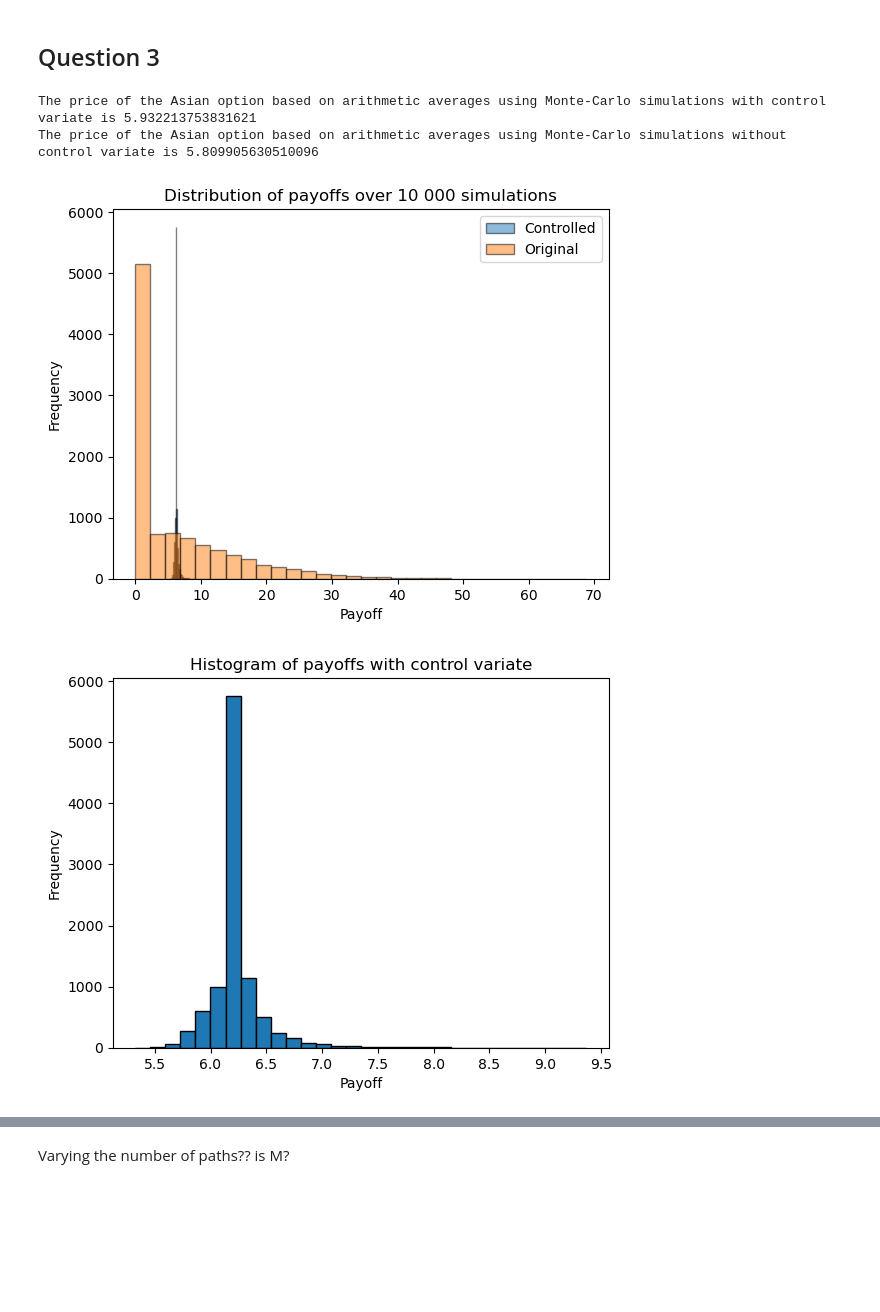
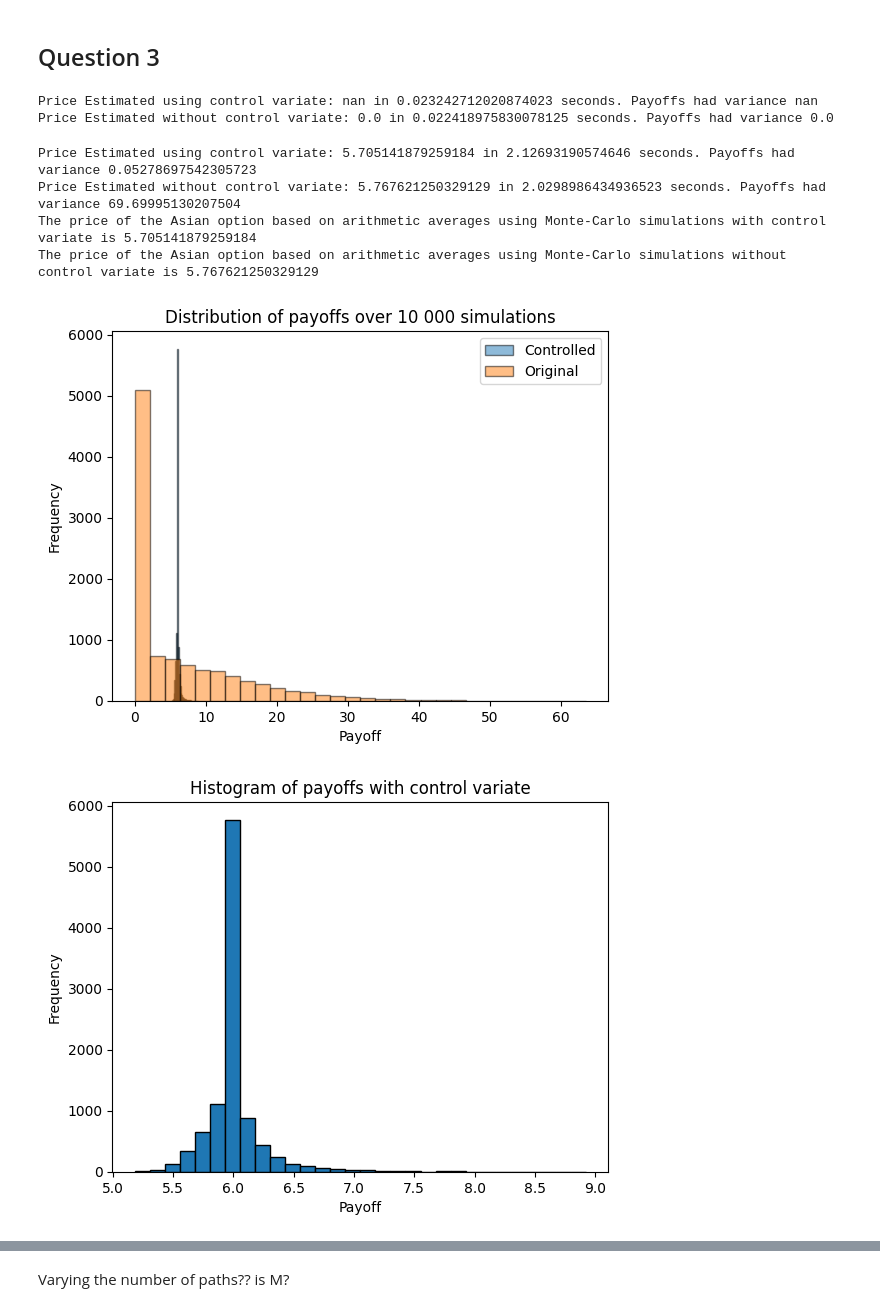
Before and after one commit to ThomasTenDamme/Comp_Finance_Group_16, a Jupyter notebook: Assignment 2/Part 3.ipynb, the cells around one changed output, grey strips where cells are left out. Saved outputs shown, nothing was run; the diff lists cells and outputs as text; code cells hidden in the pictures; blank space fills up the shorter version.

```diff
--- a/Assignment 2/Part 3.ipynb
+++ b/Assignment 2/Part 3.ipynb
@@ -74,9 +75,7 @@ def asian_arith_option_price_simul(S0, K, r, sigma, T, N, M, seed=None, control_
     # Monte-Carlo simulations
     np.random.seed(seed)
     A_N_arith = np.zeros(M)
-
-    if control_variate:
-        A_N_geom = np.zeros(M)
+    A_N_geom = np.zeros(M)
 
     for i in range(M):
         S = np.zeros(N+1)
@@ -87,7 +86,9 @@ def asian_arith_option_price_simul(S0, K, r, sigma, T, N, M, seed=None, control_
         A_N_arith[i] = S.mean()
 
         if control_variate:
-            A_N_geom[i] = np.prod(S)**(1/(N + 1))
+            # Subsets of size 50 (this way we avoid overflow errors and zeroes):
+            subsets = [S[i:i+50] for i in range(0, len(S), 50)]
+            A_N_geom[i] = np.prod([np.prod(S)**(1/(N + 1)) for S in subsets])
 
     payoff_arith = np.maximum(A_N_arith - K, 0)
 
@@ -99,11 +100,32 @@ def asian_arith_option_price_simul(S0, K, r, sigma, T, N, M, seed=None, control_
         sample_covar = np.cov(payoff_arith, payoff_geom)[0, 1]
         sample_lambda = sample_covar / sample_var
 
-        payoff_controlled = (payoff_arith - sample_lambda * (payoff_geom - sample_EV)).mean()
+        payoff_controlled = (payoff_arith - sample_lambda * (payoff_geom - sample_EV))
 
-        return np.exp(-r * T) * payoff_controlled, (payoff_arith - sample_lambda * (payoff_geom - sample_EV))
+        return np.exp(-r * T) * payoff_controlled.mean(), payoff_controlled
 
     return np.exp(-r * T) * payoff_arith.mean(), payoff_arith
+# %%
+# Settling the parameters
+S0 = 100
+K = 150
+r = 0.05
+sigma = 0.2
+T = 1
+N = 100
+
+# Simulated:
+M = 100 # Number of simulations
+start = time.time()
+C_control_variate, payoffs_control = asian_arith_option_price_simul(S0, K, r, sigma, T, N, M, control_variate=True)
+control_time = time.time() - start
+C_original, payoffs_original = asian_arith_option_price_simul(S0, K, r, sigma, T, N, M, control_variate=False)
+original_time = time.time() - start - control_time
+print(f"Price Estimated using control variate: {C_control_variate} in {control_time} seconds. Payoffs had variance {np.var(payoffs_control)}")
+print(f"Price Estimated without control variate: {C_original} in {original_time} seconds. Payoffs had variance {np.var(payoffs_original)}")
+# %% [output]
+Price Estimated using control variate: nan in 0.023242712020874023 seconds. Payoffs had variance nan
+Price Estimated without control variate: 0.0 in 0.022418975830078125 seconds. Payoffs had variance 0.0
 # %%
 # Settling the parameters
 S0 = 100
@@ -115,35 +137,42 @@ N = 100
 
 # Simulated:
 M = 10000 # Number of simulations
-C_control_variate, payoffs_control = asian_arith_option_price_simul(S0, K, r, sigma, T, int(N/2), M, control_variate=True)
+start = time.time()
+C_control_variate, payoffs_control = asian_arith_option_price_simul(S0, K, r, sigma, T, N, M, control_variate=True)
+control_time = time.time() - start
 C_original, payoffs_original = asian_arith_option_price_simul(S0, K, r, sigma, T, N, M, control_variate=False)
+original_time = time.time() - start - control_time
+print(f"Price Estimated using control variate: {C_control_variate} in {control_time} seconds. Payoffs had variance {np.var(payoffs_control)}")
+print(f"Price Estimated without control variate: {C_original} in {original_time} seconds. Payoffs had variance {np.var(payoffs_original)}")
 print('The price of the Asian option based on arithmetic averages using Monte-Carlo simulations with control variate is', C_control_variate)
 print('The price of the Asian option based on arithmetic averages using Monte-Carlo simulations without control variate is', C_original)
 
 
 # Plot them together
 plt.hist(payoffs_control, bins=30, edgecolor='k', alpha=0.5, label='Controlled')
 plt.hist(payoffs_original, bins=30, edgecolor='k', alpha=0.5, label='Original')
 plt.title('Distribution of payoffs over 10 000 simulations')
 plt.xlabel('Payoff')
 plt.ylabel('Frequency')
 plt.legend()
 plt.show()
 
 # Plot them seperately
 plt.hist(payoffs_control, bins=30, edgecolor='k')
 plt.title('Histogram of payoffs with control variate')
 plt.xlabel('Payoff')
 plt.ylabel('Frequency')
 plt.show()
 
 plt.hist(payoffs_original, bins=30, edgecolor='k')
 plt.title('Histogram of payoffs without control variate')
 plt.xlabel('Payoff')
 plt.ylabel('Frequency')
 plt.show()
 # %% [output]
-The price of the Asian option based on arithmetic averages using Monte-Carlo simulations with control variate is 5.932213753831621
-The price of the Asian option based on arithmetic averages using Monte-Carlo simulations without control variate is 5.809905630510096
+Price Estimated using control variate: 5.705141879259184 in 2.12693190574646 seconds. Payoffs had variance 0.05278697542305723
+Price Estimated without control variate: 5.767621250329129 in 2.0298986434936523 seconds. Payoffs had variance 69.69995130207504
+The price of the Asian option based on arithmetic averages using Monte-Carlo simulations with control variate is 5.705141879259184
+The price of the Asian option based on arithmetic averages using Monte-Carlo simulations without control variate is 5.767621250329129
-[figure, old version]
+[figure, new version]
-[figure, old version]
+[figure, new version]
```
Also changed, not shown: parts of 7 cells of this notebook, 1 other file.
